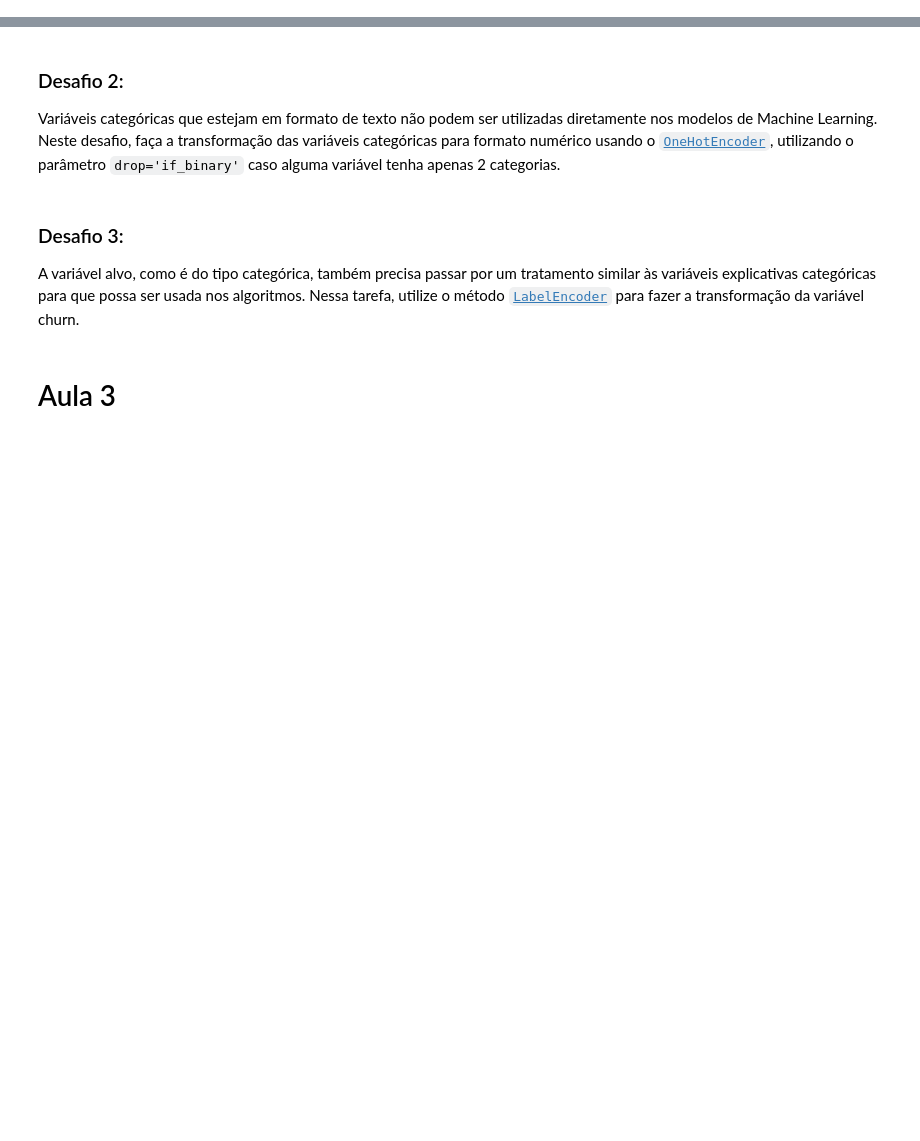
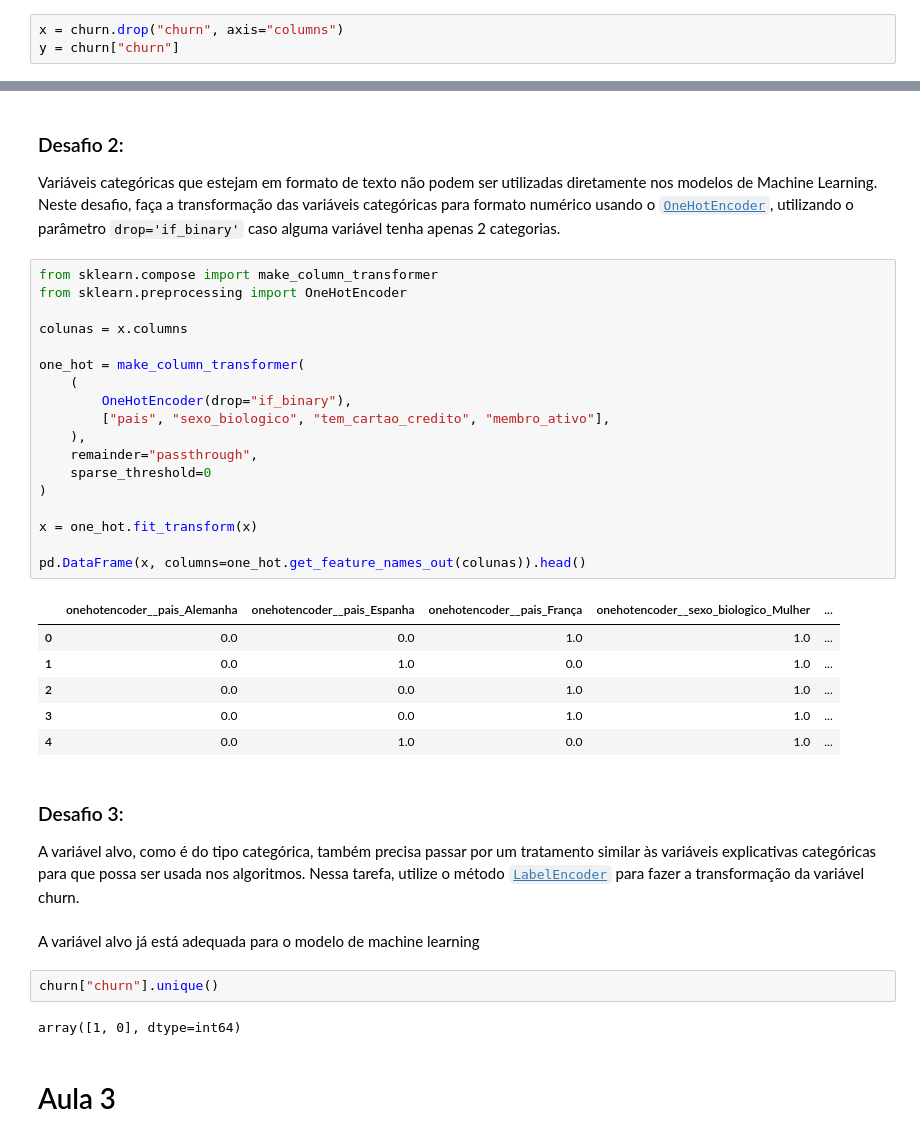
Before and after one commit to ledsouza/machine_learning_classificacao, a Jupyter notebook: Desafios.ipynb, the cells around one changed output, grey strips where cells are left out. Cells and saved outputs as stored; diff of their text form; blank space fills up the shorter version.

```diff
--- a/Desafios.ipynb
+++ b/Desafios.ipynb
@@ -91,3 +93,6 @@ px.box(data_frame = churn, x = 'salario_estimado', color = 'churn')
 ### Desafio 1:
 
 Para utilizar os dados nos algoritmos de Machine Learning, precisamos informar quais são as variáveis explicativas e qual é a variável alvo. Neste desafio, faça a separação da base de dados de churn entre as variáveis explicativas, armazenando em uma variável x e a variável alvo em y.
+# %%
+x = churn.drop("churn", axis="columns")
+y = churn["churn"]
@@ -95,10 +124,41 @@ Para utilizar os dados nos algoritmos de Machine Learning, precisamos informar q
 ### Desafio 2:
 
 Variáveis categóricas que estejam em formato de texto não podem ser utilizadas diretamente nos modelos de Machine Learning. Neste desafio, faça a transformação das variáveis categóricas para formato numérico usando o [`OneHotEncoder`](https://scikit-learn.org/stable/modules/generated/sklearn.preprocessing.OneHotEncoder.html), utilizando o parâmetro `drop='if_binary'` caso alguma variável tenha apenas 2 categorias.
+# %%
+from sklearn.compose import make_column_transformer
+from sklearn.preprocessing import OneHotEncoder
+
+colunas = x.columns
+
+one_hot = make_column_transformer(
+    (
+        OneHotEncoder(drop="if_binary"),
+        ["pais", "sexo_biologico", "tem_cartao_credito", "membro_ativo"],
+    ),
+    remainder="passthrough",
+    sparse_threshold=0
+)
+
+x = one_hot.fit_transform(x)
+
+pd.DataFrame(x, columns=one_hot.get_feature_names_out(colunas)).head()
+# %% [output]
+|  | onehotencoder__pais_Alemanha | onehotencoder__pais_Espanha | onehotencoder__pais_França | onehotencoder__sexo_biologico_Mulher | ... |
+| 0 | 0.0 | 0.0 | 1.0 | 1.0 | ... |
+| 1 | 0.0 | 1.0 | 0.0 | 1.0 | ... |
+| 2 | 0.0 | 0.0 | 1.0 | 1.0 | ... |
+| 3 | 0.0 | 0.0 | 1.0 | 1.0 | ... |
+| 4 | 0.0 | 1.0 | 0.0 | 1.0 | ... |
 # %% [markdown]
 ### Desafio 3:
 
 A variável alvo, como é do tipo categórica, também precisa passar por um tratamento similar às variáveis explicativas categóricas para que possa ser usada nos algoritmos. Nessa tarefa, utilize o método [`LabelEncoder`](https://scikit-learn.org/stable/modules/generated/sklearn.preprocessing.LabelEncoder.html) para fazer a transformação da variável churn.
+# %% [markdown]
+A variável alvo já está adequada para o modelo de machine learning
+# %%
+churn["churn"].unique()
+# %% [output]
+array([1, 0], dtype=int64)
 # %% [markdown]
 # Aula 3
 # %% [markdown]
```
Also changed, not shown: parts of 15 cells of this notebook.
